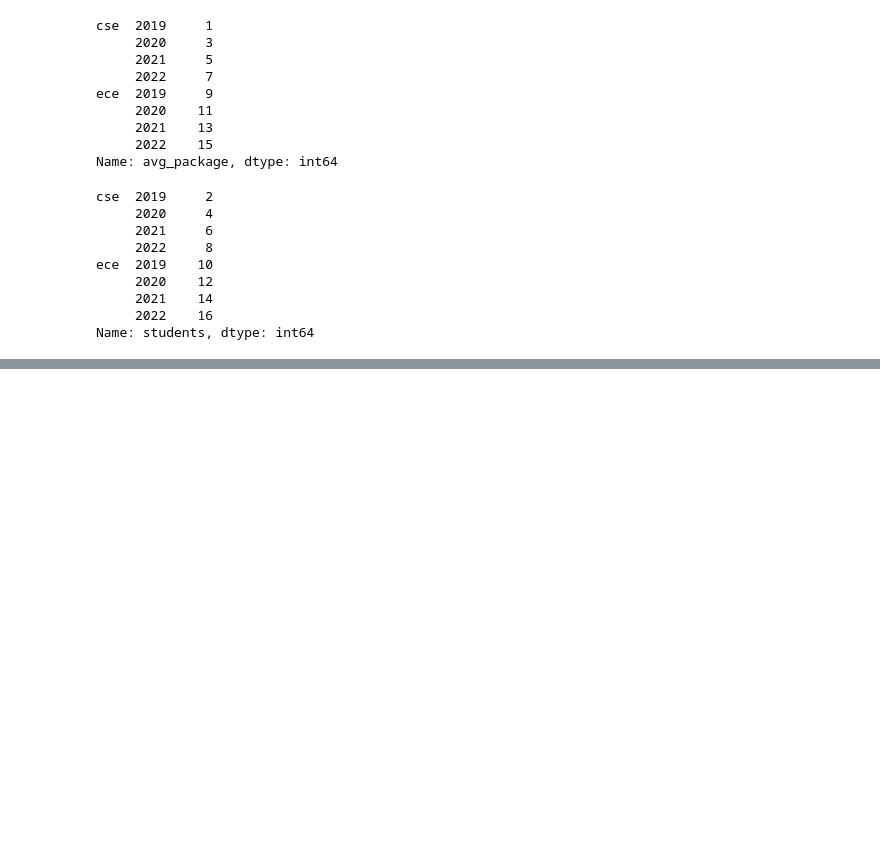
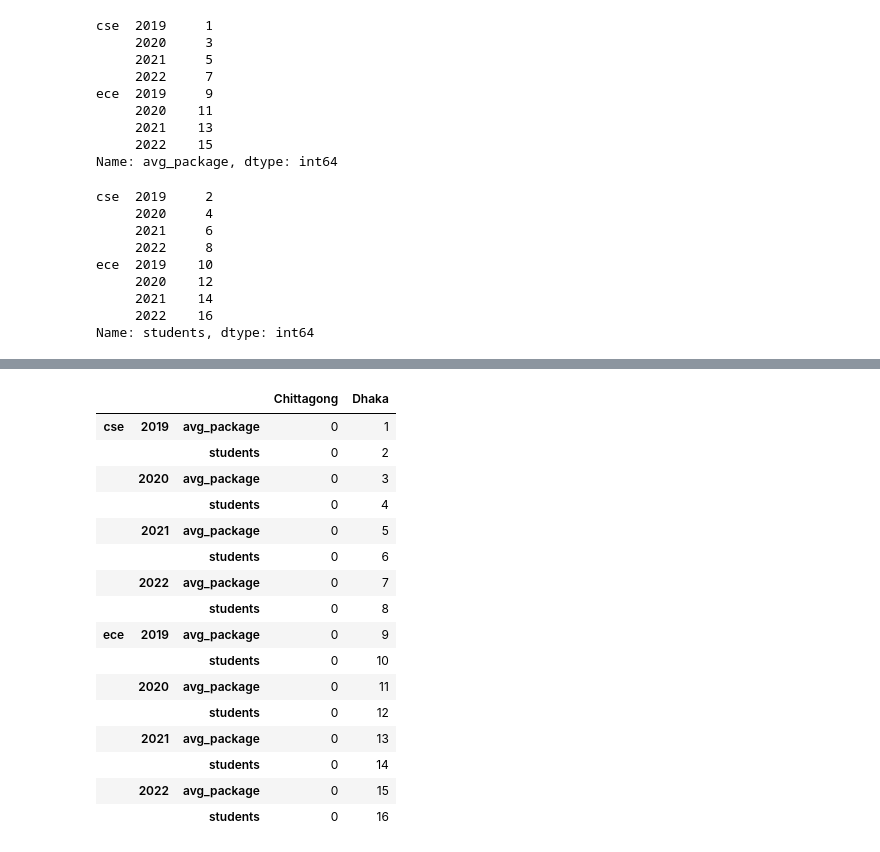
Before and after one commit to AzadMehedi/Pandas, a Jupyter notebook: MultiIndex_Series_and_DataFrames.ipynb, the cells around one changed output, grey strips where cells are left out. Drawn from its saved outputs; the diff is of its cells as text; code cells hidden in the pictures; blank space fills up the shorter version.

```diff
--- a/MultiIndex_Series_and_DataFrames.ipynb
+++ b/MultiIndex_Series_and_DataFrames.ipynb
@@ -191,0 +246,17 @@ Name: students, dtype: int64
+# %%
+# Multiindex df in terms of both cols and index
+branch_df3 = pd.DataFrame(
+    [
+        [1,2,0,0],
+        [3,4,0,0],
+        [5,6,0,0],
+        [7,8,0,0],
+        [9,10,0,0],
+        [11,12,0,0],
+        [13,14,0,0],
+        [15,16,0,0],
+    ],
+    index = multiindex,
+    columns = pd.MultiIndex.from_product([['Dhaka','Chittagong'],['avg_package','students']])
+)
+branch_df3
@@ -191,0 +462,20 @@ Name: students, dtype: int64
+# %%
+branch_df3.stack()
+# %% [output]
+|  |  |  | Chittagong | Dhaka |
+| cse | 2019 | avg_package | 0 | 1 |
+|  |  | students | 0 | 2 |
+|  | 2020 | avg_package | 0 | 3 |
+|  |  | students | 0 | 4 |
+|  | 2021 | avg_package | 0 | 5 |
+|  |  | students | 0 | 6 |
+|  | 2022 | avg_package | 0 | 7 |
+|  |  | students | 0 | 8 |
+| ece | 2019 | avg_package | 0 | 9 |
+|  |  | students | 0 | 10 |
+|  | 2020 | avg_package | 0 | 11 |
+|  |  | students | 0 | 12 |
+|  | 2021 | avg_package | 0 | 13 |
+|  |  | students | 0 | 14 |
+|  | 2022 | avg_package | 0 | 15 |
+|  |  | students | 0 | 16 |
```
Also changed, not shown: parts of 45 cells of this notebook.
